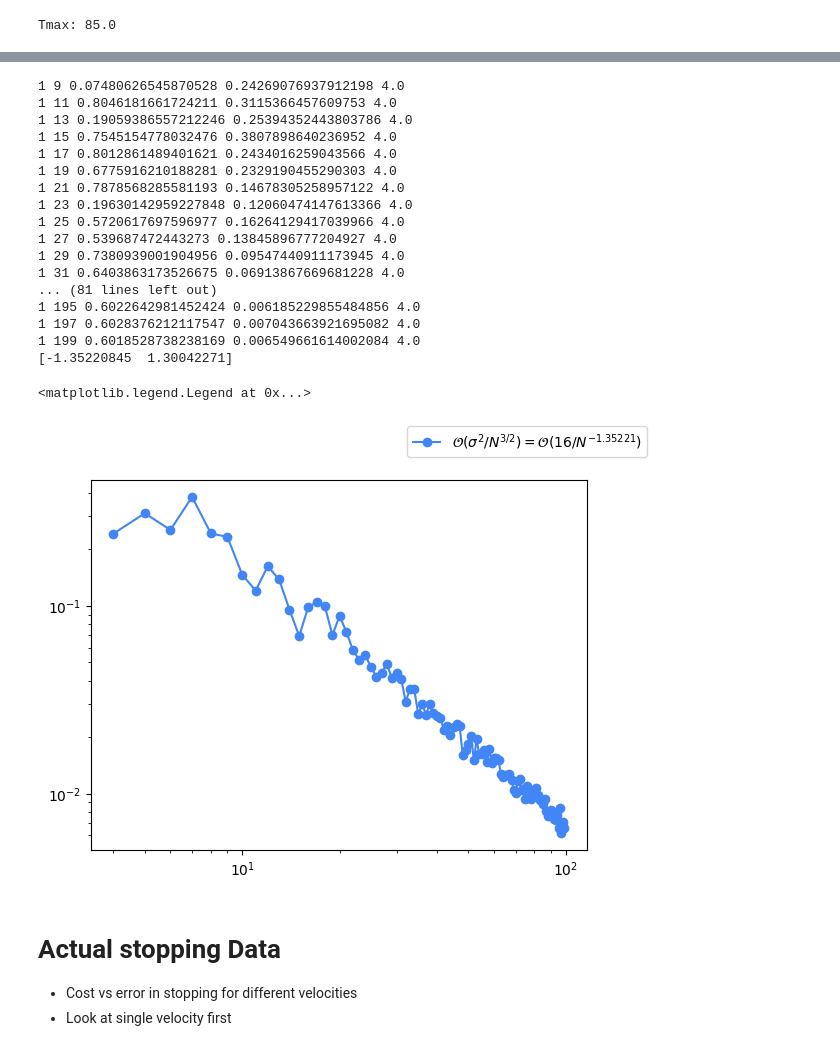
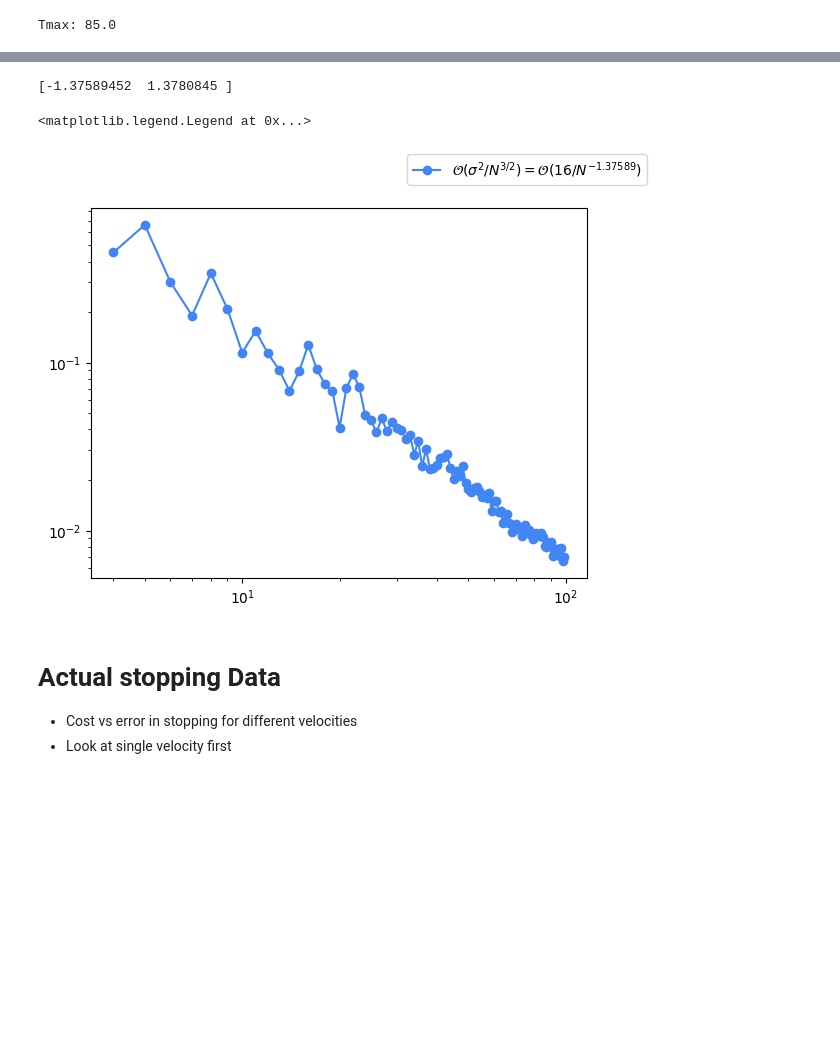
Before and after one commit to ncrubin/mec-sandia, a Jupyter notebook: notebooks/sampling_tradeoff.ipynb, the cells around one changed output, grey strips where cells are left out. Cells and saved outputs as stored; diff of their text form; code cells hidden in the pictures; blank space fills up the shorter version.

Commit message:
More sampling tradeoffs.

```diff
--- a/notebooks/sampling_tradeoff.ipynb
+++ b/notebooks/sampling_tradeoff.ipynb
@@ -47,9 +39,9 @@ print(f"Tmax: {tmax}")
 def linear(x, a, b):
     return a*x + b
 
-def fit_linear(x, y):
+def fit_linear(x, y, sigma=None, absolute_sigma=False):
     try:
-        popt, pcov = scipy.optimize.curve_fit(linear, x, y)
+        popt, pcov = scipy.optimize.curve_fit(linear, x, y, sigma=sigma, absolute_sigma=absolute_sigma)
         return popt, pcov
     except np.linalg.LinAlgError:
         return None
@@ -154,4 +134,5 @@ plt.plot(_x, np.exp(trend[1])*_x**trend[0])
 # %%
+# From confirm_alina stopping sampling, find N^{-3/2}, both tmax and Nt vary here, hence 3/2 = 1 + 1/2
 s = stopping
 t = ke_0
 n = 20
@@ -165,7 +146,7 @@ y = s * x + t
 
 fig, ax = plt.subplots(nrows=1, ncols=1)
 
-num_trials = 1
+num_trials = 50
 colors = ['#4285F4', '#EA4335', '#FBBC04', '#34A853']
 
 # for idx, sigmasquared in enumerate([5, 10, 15, 20]):
@@ -173,52 +154,35 @@ for idx, sigmasquared in enumerate([16]):
     average_slopes = []
     average_slopes_error = []
     n_vals = []
     for nn in range(4, 100):
         #nn = 2**n
         n_vals.append(int(nn))
         slopes = []
         intercepts = []
         for _ in range(num_trials):
             x_i = lambda i: (x1 + (i - 1) * dx)
             x = np.array([x_i(ii) for ii in range(0, int(nn)+1)])
             y = s * x + t
             y_noise = y + np.random.normal(0, scale=np.sqrt(sigmasquared), size=int(nn)+1)
         popt, pcov = fit_linear(x, y_noise)
         slopes.append(popt[0])
         intercepts.append(popt[1])
-        print(x[0], x[-1], popt[0], np.sqrt(pcov[0,0]), np.sqrt(sigmasquared))
 
         average_slopes.append(slopes)
         average_slopes_error.append(np.sqrt(pcov[0,0]))
 
     #print(average_slopes_error)
     popt, pcov = fit_linear(np.log(n_vals), np.log(average_slopes_error))
     print(popt)
     slopescaling = np.around(popt[0], 5)
     ax.loglog(n_vals, average_slopes_error, 'o-', label=fr'$\mathcal{{O}}(\sigma^{2}/N^{{3/2}}) = \mathcal{{O}}({{{sigmasquared}}}/N^{{{slopescaling}}})$',
                 color=colors[idx])
 
 fig.legend()
 # %% [output]
-1 9 0.07480626545870528 0.24269076937912198 4.0
-1 11 0.8046181661724211 0.3115366457609753 4.0
-1 13 0.19059386557212246 0.25394352443803786 4.0
-1 15 0.7545154778032476 0.3807898640236952 4.0
-1 17 0.8012861489401621 0.2434016259043566 4.0
-1 19 0.6775916210188281 0.2329190455290303 4.0
-1 21 0.7878568285581193 0.14678305258957122 4.0
-1 23 0.19630142959227848 0.12060474147613366 4.0
-1 25 0.5720617697596977 0.16264129417039966 4.0
-1 27 0.539687472443273 0.13845896777204927 4.0
-1 29 0.7380939001904956 0.09547440911173945 4.0
-1 31 0.6403863173526675 0.06913867669681228 4.0
-... (81 lines left out)
-1 195 0.6022642981452424 0.006185229855484856 4.0
-1 197 0.6028376212117547 0.007043663921695082 4.0
-1 199 0.6018528738238169 0.006549661614002084 4.0
-[-1.35220845  1.30042271]
+[-1.37589452  1.3780845 ]
 <matplotlib.legend.Legend at 0x...>
-[figure, old version]
+[figure, new version]
 # %% [markdown]
 # Actual stopping Data
 
```
Also changed, not shown: parts of 27 cells of this notebook, 4 other files.
